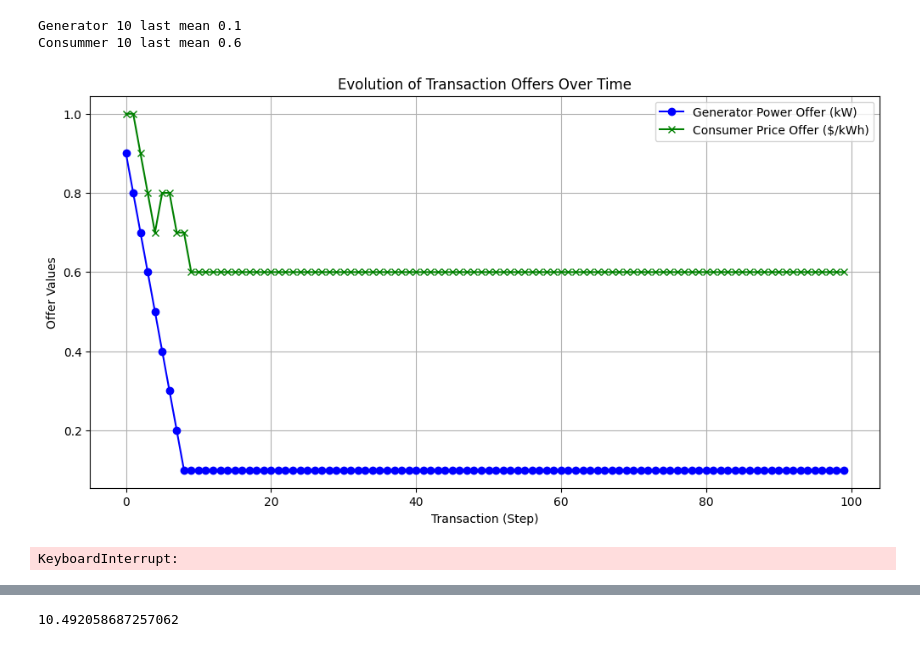
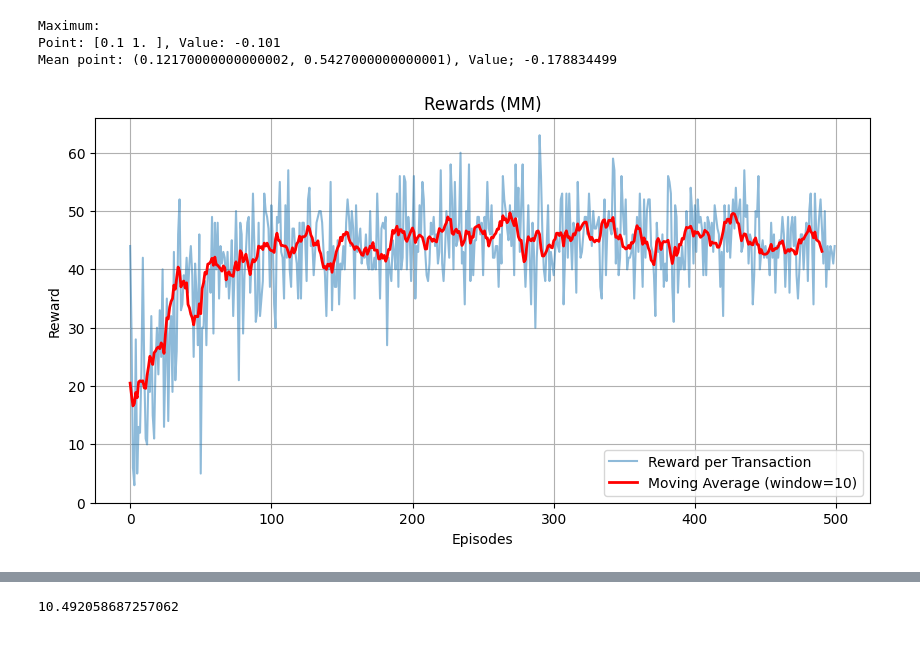
Before and after one commit to juanpabmedina/master_thesis, a Jupyter notebook: algorithms/p2p_energy_game_gpt/soccer_game_gpt.ipynb, the cells around one changed output, grey strips where cells are left out. Saved outputs shown, nothing was run; the diff lists cells and outputs as text; code cells hidden in the pictures.

```diff
--- a/algorithms/p2p_energy_game_gpt/soccer_game_gpt.ipynb
+++ b/algorithms/p2p_energy_game_gpt/soccer_game_gpt.ipynb
@@ -23,4 +31,23 @@ agent_G_trained, agent_C_generic, reward_history, profit_history = train_generat
 # %%
+# Define the function
+def f(vars):
+    x, y = vars
+    return  x*y - ( 0.1 * x**2 + 2 * x)
+    # return -((x-2)**2+(y-2)**2)+4
+
+# Bounds (choose a reasonable domain for x and y)
+bounds = [(params['min_power'], params['max_power']), (params['min_price'], params['max_price'])]
+
+# Minimize
+res_min = minimize(f, x0=(0, 0), bounds=bounds)
+
+# To find max, minimize the negative of f
+res_max = minimize(lambda vars: -f(vars), x0=(0, 0), bounds=bounds)
+
+
+print("Maximum:")
+print(f"Point: {res_max.x}, Value: {-res_max.fun}")
+
 eval_params = params.copy()
 eval_params.update({
     'init_gen_power': 0.5,
@@ -28,32 +55,46 @@ eval_params.update({
     'total_steps': 100
 })
 
-evaluate_generator(agent_G_trained, agent_C_generic, eval_params, evaluate_param=True)
+power_hist = []
+price_hist = []
+
+for _ in range(100):
+    gen_power, con_price = evaluate(agent_G_trained, agent_C_generic, eval_params, plot=False)
+    power_hist.append(gen_power)
+    price_hist.append(con_price)
+
+
+x = np.mean(power_hist)
+y = np.mean(price_hist)
+
+profit = x*y - ( 0.1 * x**2 + 2 * x)
+
+print(f"Mean point: {x,y}, Value; {profit}")
 # %% [output]
-Generator 10 last mean 0.1
-Consummer 10 last mean 0.6
+Maximum:
+Point: [0.1 1. ], Value: -0.101
+Mean point: (0.12170000000000002, 0.5427000000000001), Value; -0.178834499
-[figure, removed]
 # %%
 params = {
-    'total_steps': 30000,
+    'total_steps': 50000,
     'eval_intervals': 100,
     'min_power': 0.1,
-    'max_power': 0.5,
+    'max_power': 1,
     'min_price': 0.1,
-    'max_price': 0.5,
-    'threshold': 4,
-    'gen_actions': [-0.1, 0.0, 0.1],
-    'con_actions': [-0.1, 0.0, 0.1],
+    'max_price': 1,
+    'gen_threshold': 0,
+    'con_threshold': 1.1,
+    'agent1_actions': [-0.1, 0.0, 0.1],
+    'agent2_actions': [-0.1, 0.0, 0.1],
     'a': 0.1,
     'b': 2,
     'c': 0,
-    'agent_id': 'C'
+    'agent1_id': 'C',
+    'agent2_id': 'G'
 }
-
-
-agent_G_generic, agent_C_trained, reward_history, profit_history = train_consumer(mode='MM', kwargs=params)
+agent_C_trained, agent_G_generic, reward_history, profit_history, ag1_win, ag2_win = train(mode='MR', kwargs=params)
 # %% [output]
-KeyboardInterrupt:
+[figure, added]
 # %%
 eval_params = params.copy()
 eval_params.update({
```
Also changed, not shown: parts of 9 cells of this notebook, 3 other files.
